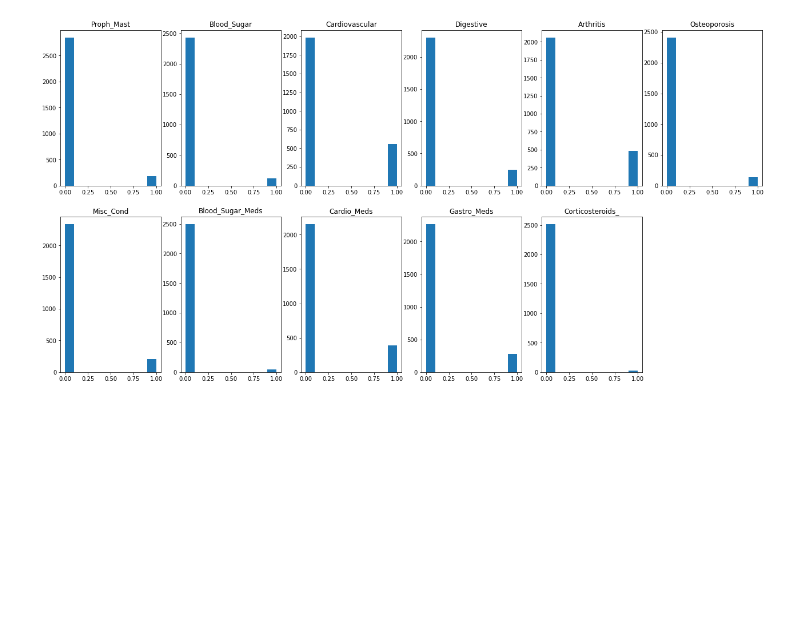
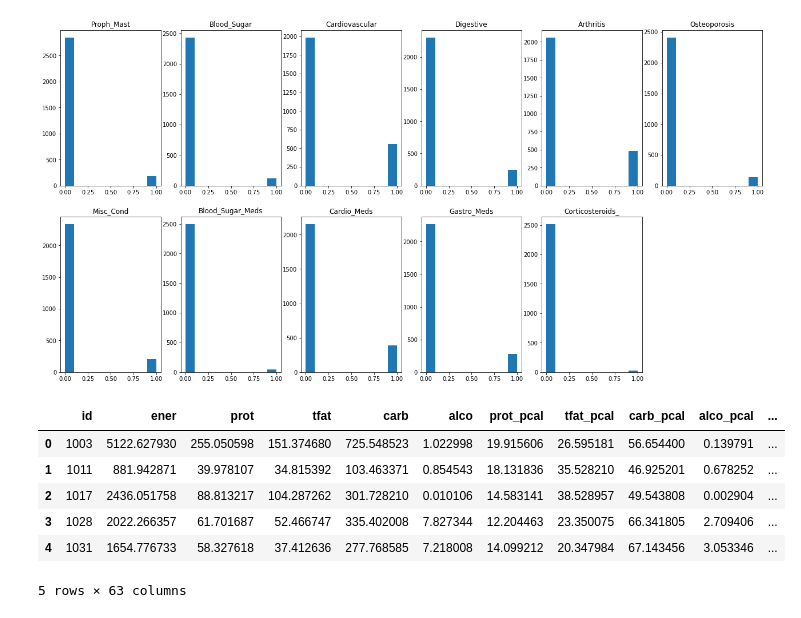
Before and after one commit to pndang/Project_WHEL, a Jupyter notebook: Project_WHEL.ipynb, the cells around one changed output. Saved outputs shown, nothing was run; the diff lists cells and outputs as text; code cells hidden in the pictures; blank space fills up the shorter version.

```diff
--- a/Project_WHEL.ipynb
+++ b/Project_WHEL.ipynb
@@ -24,3 +30,42 @@ hs = pd.read_excel("/content/drive/MyDrive/NIEMA_Lab/Health_Status.xls")
+# %%
+# Loading dataset
+
+# Health Status at baseline
+hs = pd.read_excel("Health_Status.xls")
+
+# Demographics
+dm = pd.read_excel("demographics.xls")
+
+# Medical/clinic measurements at baseline
+me = pd.read_excel("Medical.xls")
+
+# Food from NDS at baseline
+fd = pd.read_excel("NDSDIET.xls")
+
+# Supplements intake at baseline
+suppf = pd.read_excel("Nsupps.xls")
+supp = pd.read_excel("suppintake.XLS")
+
+# Thoughts and feelings at baseline
+tf = pd.read_excel("TFbase.xls")
+
+# Personal habits at baseline
+ph = pd.read_excel("phbase.xls")
+
+# Lifestyle at baseline
+ls = pd.read_excel("LIFESTYLE.xls")
+
+# Family history at baseline
+fh = pd.read_excel("FAMHX.xls")
+
+# Reproductive history at baseline
+rh = pd.read_excel("REPROHX.xls")
+
+# Food frequency at baseline
+ff = pd.read_excel("ffq0.xls")
+
+# Blood carotenoids at baseline
+bc = pd.read_excel("carot0.xls")
 # %% [markdown]
 # Data cleaning, preprocessing & EDA
 # %%
@@ -77,3 +122,13 @@ for col in cols:
   index += 1
 # %% [output]
 [figure]
+# %%
+ff.head(5)
+# %% [output]
+|  | id | ener | prot | tfat | carb | alco | prot_pcal | tfat_pcal | carb_pcal | alco_pcal | ... |
+| 0 | 1003 | 5122.627930 | 255.050598 | 151.374680 | 725.548523 | 1.022998 | 19.915606 | 26.595181 | 56.654400 | 0.139791 | ... |
+| 1 | 1011 | 881.942871 | 39.978107 | 34.815392 | 103.463371 | 0.854543 | 18.131836 | 35.528210 | 46.925201 | 0.678252 | ... |
+| 2 | 1017 | 2436.051758 | 88.813217 | 104.287262 | 301.728210 | 0.010106 | 14.583141 | 38.528957 | 49.543808 | 0.002904 | ... |
+| 3 | 1028 | 2022.266357 | 61.701687 | 52.466747 | 335.402008 | 7.827344 | 12.204463 | 23.350075 | 66.341805 | 2.709406 | ... |
+| 4 | 1031 | 1654.776733 | 58.327618 | 37.412636 | 277.768585 | 7.218008 | 14.099212 | 20.347984 | 67.143456 | 3.053346 | ... |
+5 rows × 63 columns
```
Also changed, not shown: parts of 4 cells of this notebook.
